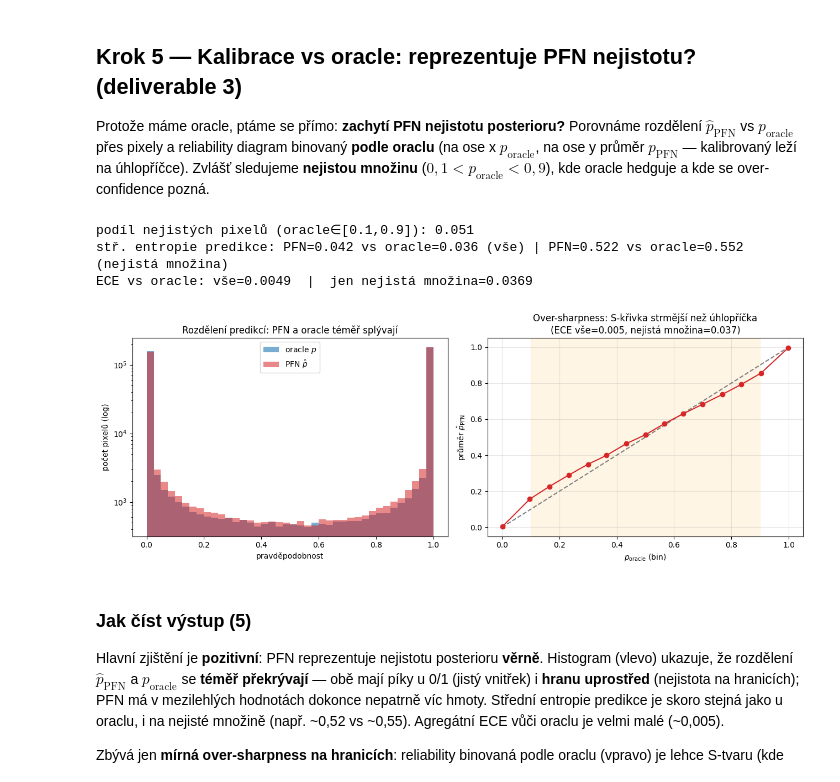
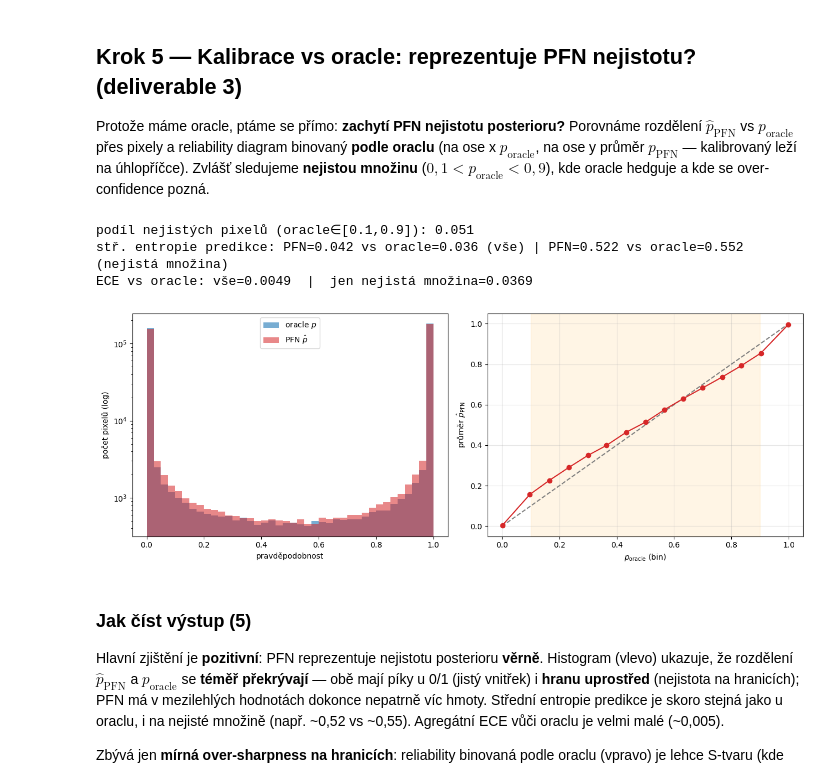
Before and after one commit to gulierus/VU_RG, a Jupyter notebook: experiments/Experiment_C_PFN_segmentation.ipynb, the cells around one changed output. Saved outputs shown, nothing was run; the diff lists cells and outputs as text; code cells hidden in the pictures.

```diff
--- a/experiments/Experiment_C_PFN_segmentation.ipynb
+++ b/experiments/Experiment_C_PFN_segmentation.ipynb
@@ -436,36 +449,36 @@ unc=(O>0.1)&(O<0.9)                                   # množina, kde je oracle
 Hp,Ho=float(binent(P).mean()),float(binent(O).mean())
 Hp_u,Ho_u=float(binent(P[unc]).mean()),float(binent(O[unc]).mean())
 def ece_by_oracle(p,o,mask=None,nb=15):
     p=p.numpy(); o=o.numpy()
     if mask is not None: p,o=p[mask.numpy()],o[mask.numpy()]
     edges=np.linspace(0,1,nb+1); xs=np.full(nb,np.nan); ys=np.full(nb,np.nan); ece=0; N=len(o)
     for b in range(nb):
         lo,hi=edges[b],edges[b+1]; m=(o>=lo)&(o<hi if b<nb-1 else o<=hi)
         if m.sum()==0: continue
         xs[b]=o[m].mean(); ys[b]=p[m].mean(); ece+=(m.sum()/N)*abs(ys[b]-xs[b])
     return xs,ys,ece
 xs,ys,ece_all=ece_by_oracle(P,O); _,_,ece_unc=ece_by_oracle(P,O,mask=unc)
 print(f'podíl nejistých pixelů (oracle∈[0.1,0.9]): {float(unc.float().mean()):.3f}',flush=True)
 print(f'stř. entropie predikce: PFN={Hp:.3f} vs oracle={Ho:.3f} (vše) | '
       f'PFN={Hp_u:.3f} vs oracle={Ho_u:.3f} (nejistá množina)',flush=True)
 print(f'ECE vs oracle: vše={ece_all:.4f}  |  jen nejistá množina={ece_unc:.4f}',flush=True)
 fig,axes=plt.subplots(1,2,figsize=(13,4.8))
 axes[0].hist(O.numpy(),bins=40,range=(0,1),alpha=0.6,label='oracle $p$',color='#1f77b4',log=True)
 axes[0].hist(P.numpy(),bins=40,range=(0,1),alpha=0.55,label='PFN $\\hat p$',color='#d62728',log=True)
 axes[0].set_xlabel('pravděpodobnost'); axes[0].set_ylabel('počet pixelů (log)')
-axes[0].set_title('Rozdělení predikcí: PFN a oracle téměř splývají'); axes[0].legend()
+axes[0].legend()
 axes[1].plot([0,1],[0,1],'--',color='gray'); ok=~np.isnan(ys)
 axes[1].plot(xs[ok],ys[ok],marker='o',color='#d62728')
 axes[1].axvspan(0.1,0.9,color='orange',alpha=0.10)
 axes[1].set_xlabel(r'$p_{\mathrm{oracle}}$ (bin)'); axes[1].set_ylabel(r'průměr $\hat p_{\mathrm{PFN}}$')
-axes[1].set_title(f'Over-sharpness: S-křivka strmější než úhlopříčka\n(ECE vše={ece_all:.3f}, nejistá množina={ece_unc:.3f})')
+
 axes[1].grid(alpha=0.3)
 fig.tight_layout(); fig.savefig(os.path.join(FIGDIR,'fig_C_05_calibration.png'),dpi=150,bbox_inches='tight'); plt.show()
 # %% [output]
 podíl nejistých pixelů (oracle∈[0.1,0.9]): 0.051
 stř. entropie predikce: PFN=0.042 vs oracle=0.036 (vše) | PFN=0.522 vs oracle=0.552 (nejistá množina)
 ECE vs oracle: vše=0.0049  |  jen nejistá množina=0.0369
-[figure, old version]
+[figure, new version]
 # %% [markdown]
 ### Jak číst výstup (5)
 
```
Also changed, not shown: parts of 3 cells of this notebook, 13 other files.
